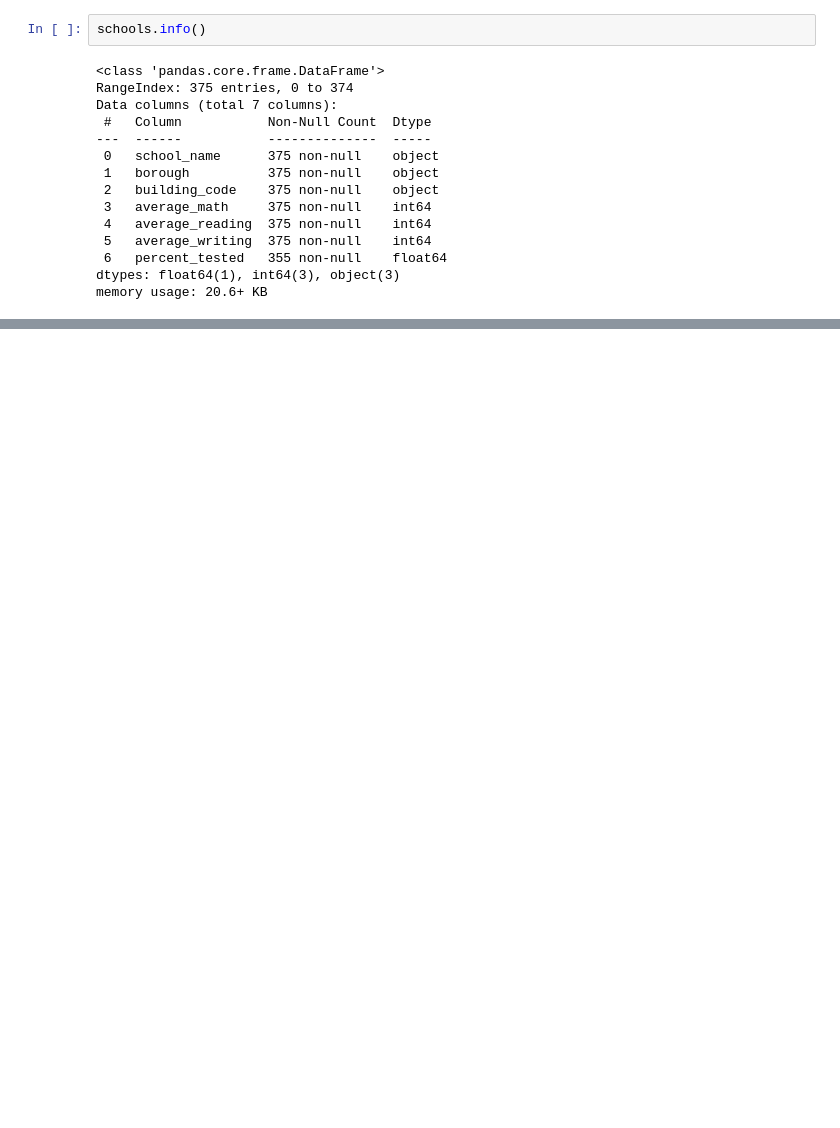
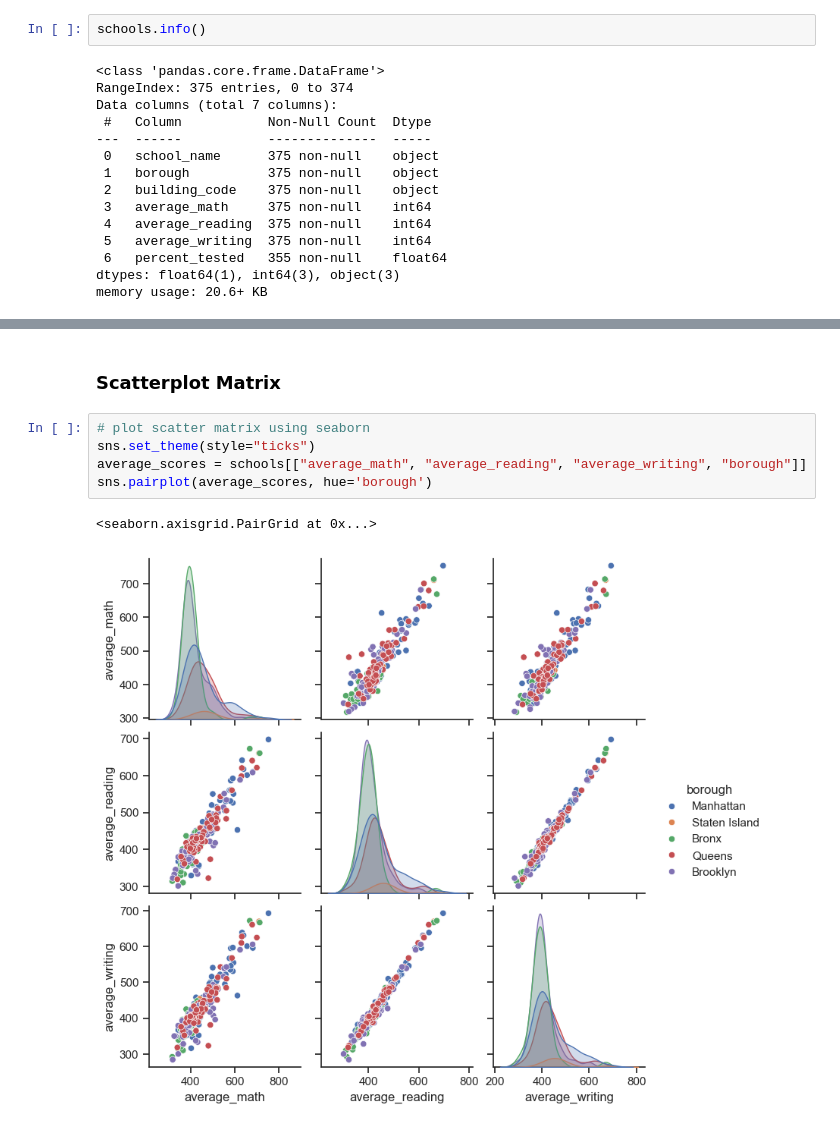
Before and after one commit to AdnanH901/NYC_public_school_test_results_analysis, a Jupyter notebook: notebook.ipynb, the cells around one changed output, grey strips where cells are left out. Cells and saved outputs as stored; diff of their text form; blank space fills up the shorter version.

```diff
--- a/notebook.ipynb
+++ b/notebook.ipynb
@@ -270,0 +344,10 @@ plt.show()
+# %% [markdown]
+### Scatterplot Matrix
+# %%
+# plot scatter matrix using seaborn
+sns.set_theme(style="ticks")
+average_scores = schools[["average_math", "average_reading", "average_writing", "borough"]]
+sns.pairplot(average_scores, hue='borough')
+# %% [output]
+<seaborn.axisgrid.PairGrid at 0x...>
+[figure, added]
```
Also changed, not shown: parts of 37 cells of this notebook.
